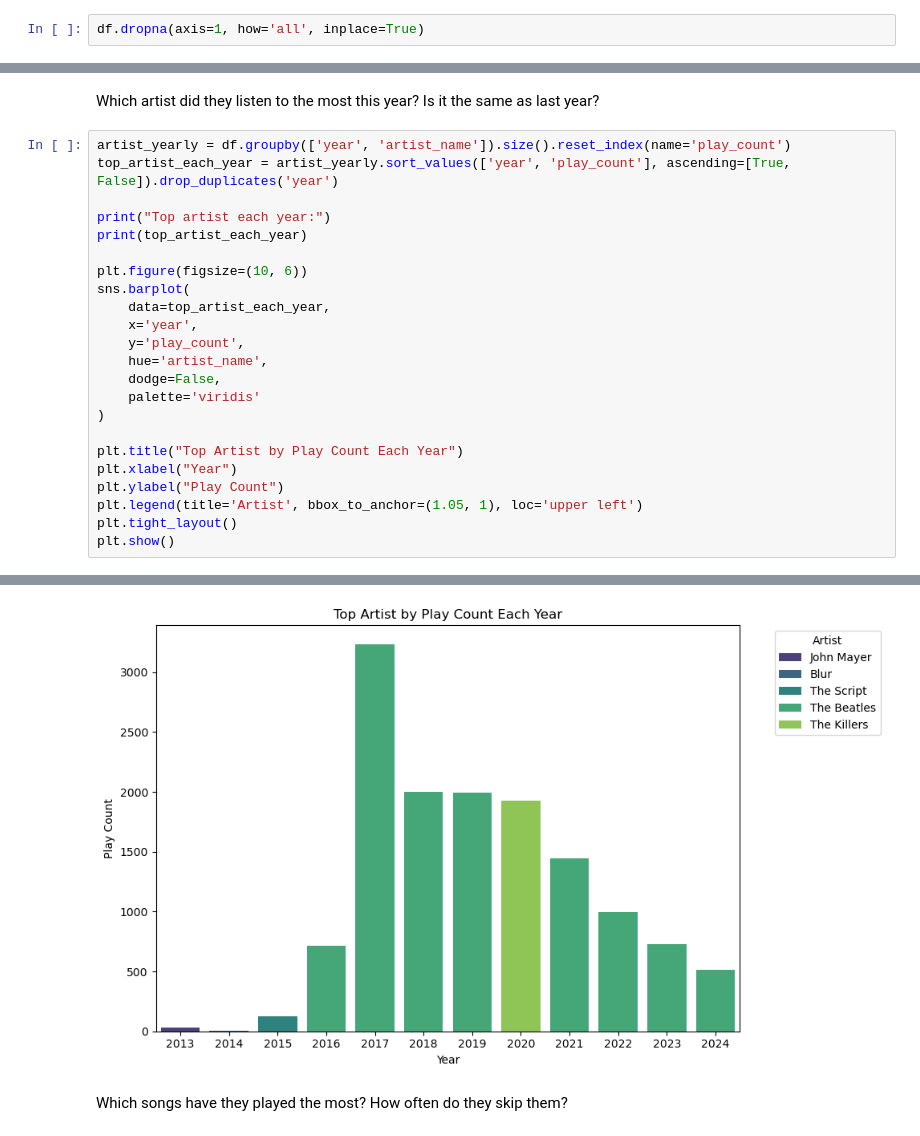
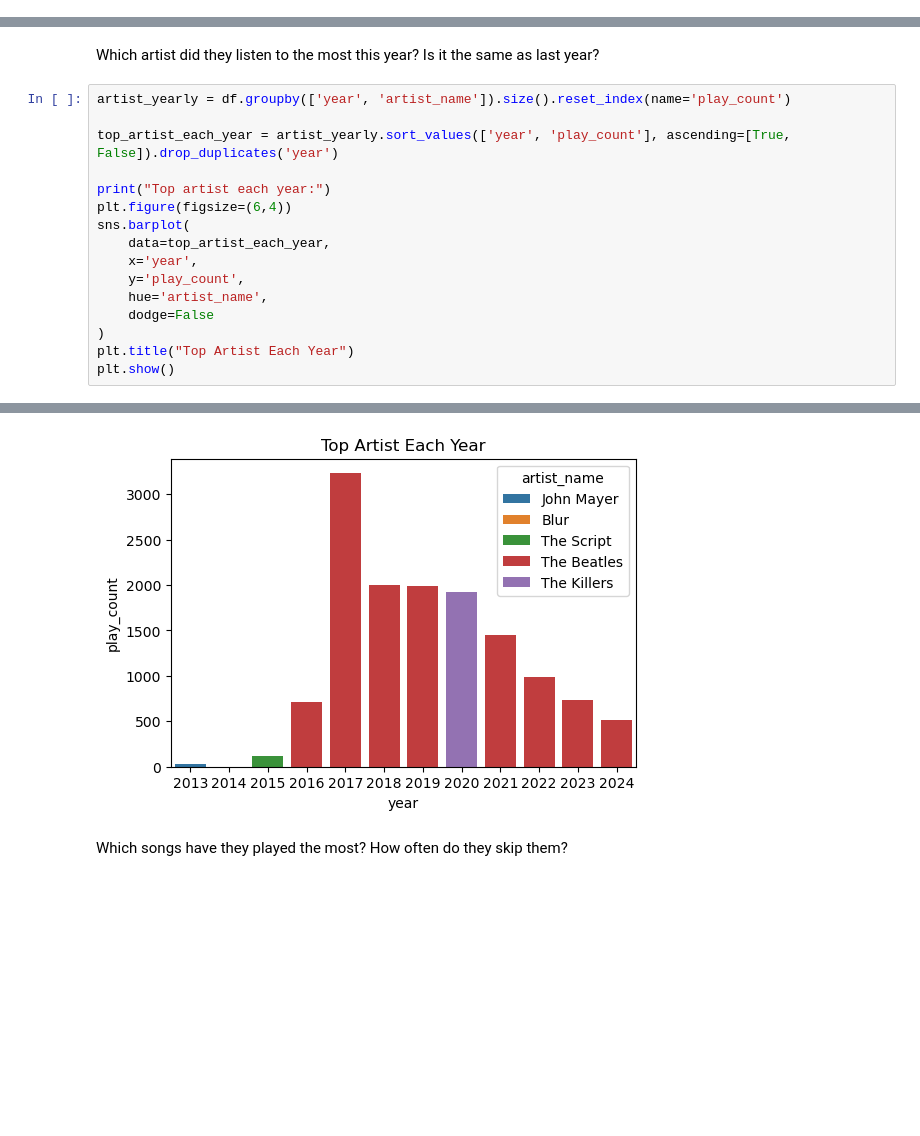
Before and after one commit to riyadm18/Spotify-User-Listening-Behavior-Analysis, a Jupyter notebook: spotify.ipynb, the cells around one changed output, grey strips where cells are left out. Cells and saved outputs as stored; diff of their text form; blank space fills up the shorter version.

```diff
--- a/spotify.ipynb
+++ b/spotify.ipynb
@@ -32,8 +37,6 @@ df.head()
 | 4 | 0GgAAB0ZMllFhbNc3mAodO | 08-07-2013 03:17 | web player | 0 | Half Mast | Empire Of The Sun | Walking On A Dream | clickrow | ... |
 # %%
 df.drop_duplicates(inplace=True)
-# %%
-df.dropna(axis=1, how='all', inplace=True)
 # %%
 df.isnull().sum()
 # %% [output]
@@ -76,26 +79,19 @@ df['dayofweek'] = df['ts'].dt.dayofweek
 Which artist did they listen to the most this year? Is it the same as last year?
 # %%
 artist_yearly = df.groupby(['year', 'artist_name']).size().reset_index(name='play_count')
+
 top_artist_each_year = artist_yearly.sort_values(['year', 'play_count'], ascending=[True, False]).drop_duplicates('year')
 
 print("Top artist each year:")
-print(top_artist_each_year)
-
-plt.figure(figsize=(10, 6))
+plt.figure(figsize=(6,4))
 sns.barplot(
     data=top_artist_each_year,
     x='year',
     y='play_count',
     hue='artist_name',
-    dodge=False,
-    palette='viridis'
+    dodge=False
 )
-
-plt.title("Top Artist by Play Count Each Year")
-plt.xlabel("Year")
-plt.ylabel("Play Count")
-plt.legend(title='Artist', bbox_to_anchor=(1.05, 1), loc='upper left')
-plt.tight_layout()
+plt.title("Top Artist Each Year")
 plt.show()
 # %% [output]
 Top artist each year:
@@ -115,4 +98,4 @@ Top artist each year:
-[figure, old version]
+[figure, new version]
 # %% [markdown]
 Which songs have they played the most? How often do they skip them?
 # %%
```
Also changed, not shown: parts of 13 cells of this notebook.
